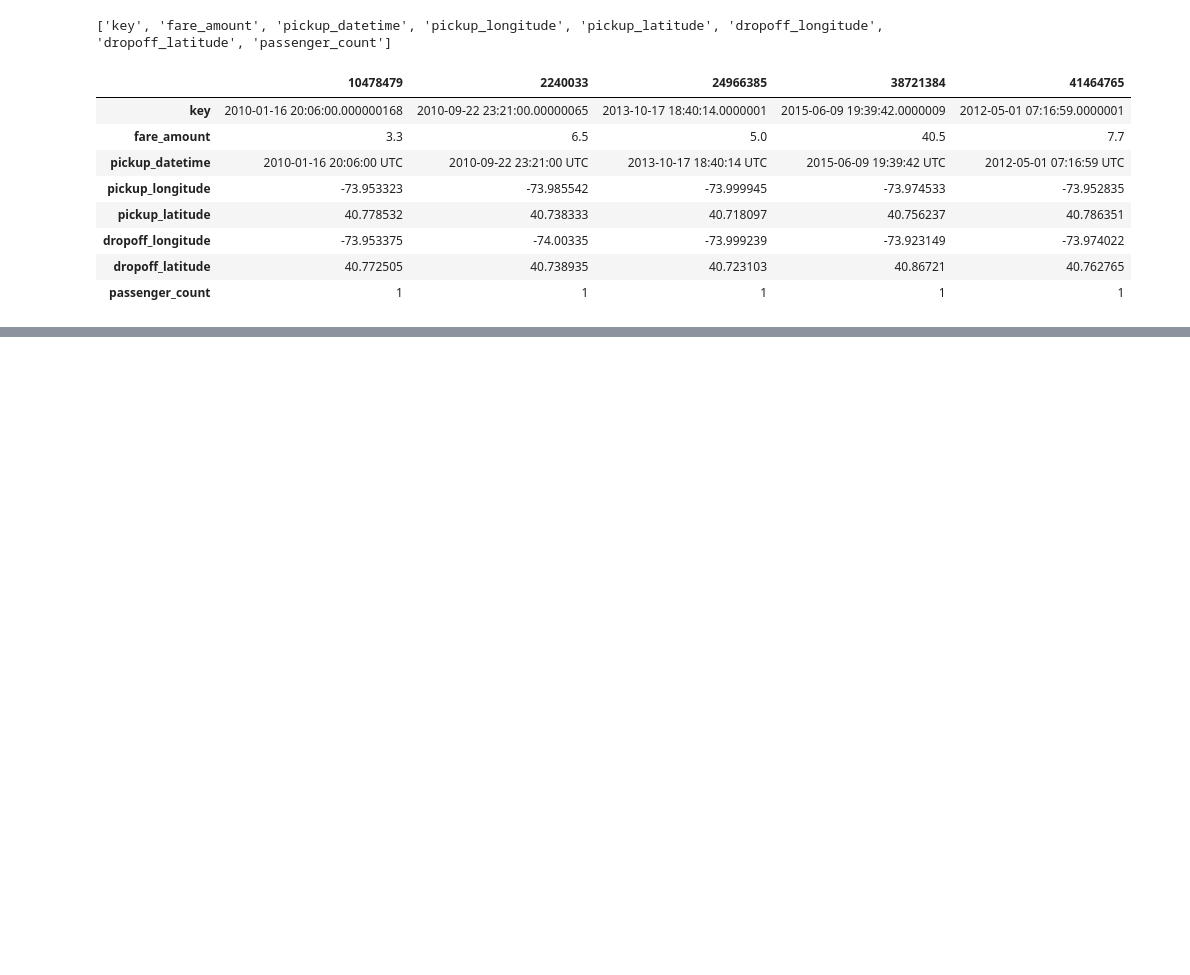
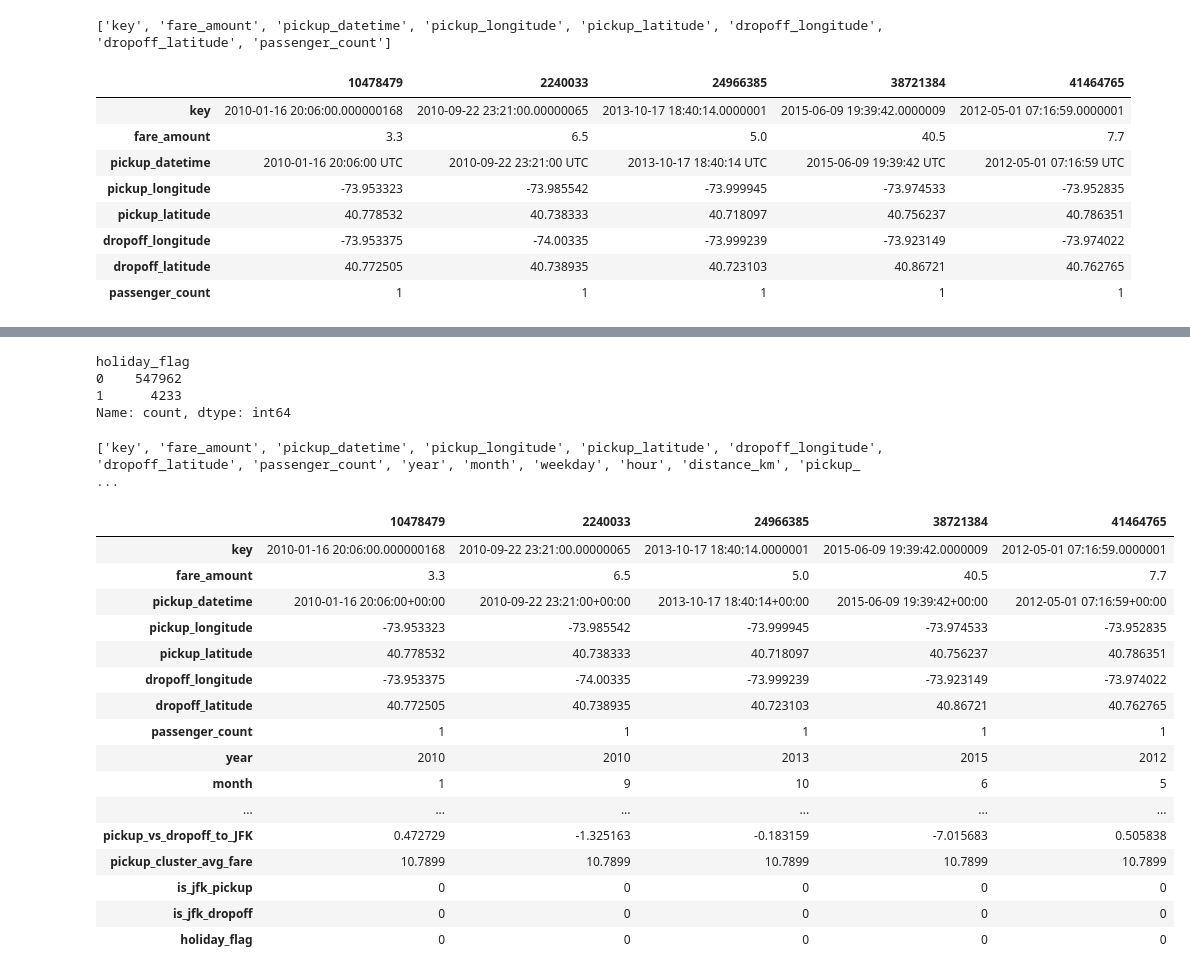
Before and after one commit to refuel-code-135/ml-supervised-regression-nyc-taxi-fare, a Jupyter notebook: notebooks/model.ipynb, the cells around one changed output, grey strips where cells are left out. Cells and saved outputs as stored; diff of their text form; code cells hidden in the pictures; blank space fills up the shorter version.

```diff
--- a/notebooks/model.ipynb
+++ b/notebooks/model.ipynb
@@ -34,0 +104,9 @@ features = [
+# %%
+# 日時型に変換（もしまだであれば）
+df_train["pickup_datetime"] = pd.to_datetime(df_train["pickup_datetime"])
+
+# 年・月・日・曜日・時間帯などを抽出
+df_train["year"] = df_train["pickup_datetime"].dt.year
+df_train["month"] = df_train["pickup_datetime"].dt.month
+df_train["weekday"] = df_train["pickup_datetime"].dt.weekday  # 月曜=0, 日曜=6
+df_train["hour"] = df_train["pickup_datetime"].dt.hour
@@ -34,0 +196,59 @@ features = [
+# %%
+df_train["delta_latitude"] = df_train["dropoff_latitude"] - df_train["pickup_latitude"]
+df_train["delta_longitude"] = df_train["dropoff_longitude"] - df_train["pickup_longitude"]
+
+#df_train["path_efficiency"] = df_train["distance_km"] / df_train["manhattan_km"]
+df_train["path_efficiency"] = df_train["distance_km"] / df_train["manhattan_km"].replace(0, np.nan)
+
+
+df_train["pickup_vs_dropoff_to_JFK"] = (
+    df_train["pickup_distance_to_JFK"] - df_train["dropoff_distance_to_JFK"]
+)
+
+# クラスタ別の平均距離
+pickup_cluster_avg_fare = df_train.groupby("pickup_cluster")["fare_amount"].mean().rename("pickup_cluster_avg_fare")
+df_train = df_train.join(pickup_cluster_avg_fare, on="pickup_cluster")
+# %%
+# JFKの緯度経度（40.6413, -73.7781）
+jfk_lat, jfk_lon = 40.6413, -73.7781
+
+df_train["is_jfk_pickup"] = (df_train["pickup_distance_to_JFK"] < 1.0).astype(int)
+df_train["is_jfk_dropoff"] = (df_train["dropoff_distance_to_JFK"] < 1.0).astype(int)
+# %%
+dt = df_train["pickup_datetime"].dt
+
+df_train["holiday_flag"] = (
+    ((dt.month == 1) & (dt.day == 1)) |     # 元日
+    ((dt.month == 7) & (dt.day == 4)) |     # 独立記念日
+    ((dt.month == 12) & (dt.day == 25)) |   # クリスマス
+    ((dt.month == 12) & (dt.day == 31))     # 大晦日
+).astype(int)
+
+print(df_train["holiday_flag"].value_counts())
+# %% [output]
+holiday_flag
+0    547962
+1      4233
+Name: count, dtype: int64
+# %%
+print(df_train.columns.tolist())
+df_train.head().T
+# %% [output]
+['key', 'fare_amount', 'pickup_datetime', 'pickup_longitude', 'pickup_latitude', 'dropoff_longitude', 'dropoff_latitude', 'passenger_count', 'year', 'month', 'weekday', 'hour', 'distance_km', 'pickup_ ...
+|  | 10478479 | 2240033 | 24966385 | 38721384 | 41464765 |
+| key | 2010-01-16 20:06:00.000000168 | 2010-09-22 23:21:00.00000065 | 2013-10-17 18:40:14.0000001 | 2015-06-09 19:39:42.0000009 | 2012-05-01 07:16:59.0000001 |
+| fare_amount | 3.3 | 6.5 | 5.0 | 40.5 | 7.7 |
+| pickup_datetime | 2010-01-16 20:06:00+00:00 | 2010-09-22 23:21:00+00:00 | 2013-10-17 18:40:14+00:00 | 2015-06-09 19:39:42+00:00 | 2012-05-01 07:16:59+00:00 |
+| pickup_longitude | -73.953323 | -73.985542 | -73.999945 | -73.974533 | -73.952835 |
+| pickup_latitude | 40.778532 | 40.738333 | 40.718097 | 40.756237 | 40.786351 |
+| dropoff_longitude | -73.953375 | -74.00335 | -73.999239 | -73.923149 | -73.974022 |
+| dropoff_latitude | 40.772505 | 40.738935 | 40.723103 | 40.86721 | 40.762765 |
+| passenger_count | 1 | 1 | 1 | 1 | 1 |
+| year | 2010 | 2010 | 2013 | 2015 | 2012 |
+| month | 1 | 9 | 10 | 6 | 5 |
+| ... | ... | ... | ... | ... | ... |
+| pickup_vs_dropoff_to_JFK | 0.472729 | -1.325163 | -0.183159 | -7.015683 | 0.505838 |
+| pickup_cluster_avg_fare | 10.7899 | 10.7899 | 10.7899 | 10.7899 | 10.7899 |
+| is_jfk_pickup | 0 | 0 | 0 | 0 | 0 |
+| is_jfk_dropoff | 0 | 0 | 0 | 0 | 0 |
+| holiday_flag | 0 | 0 | 0 | 0 | 0 |
```
Also changed, not shown: parts of 24 cells of this notebook, 1 other file.
